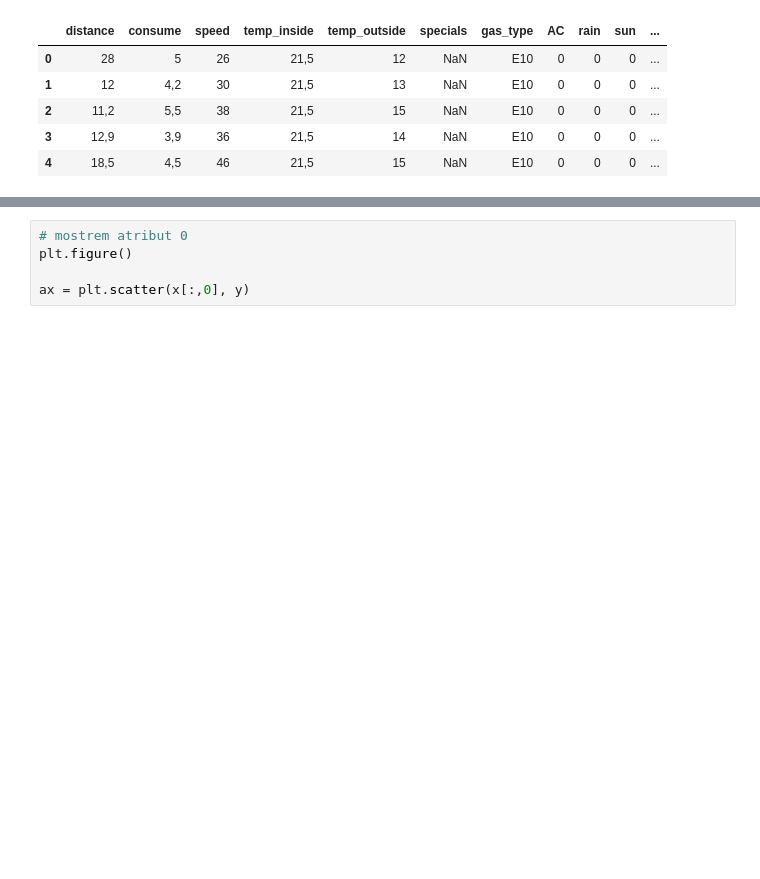
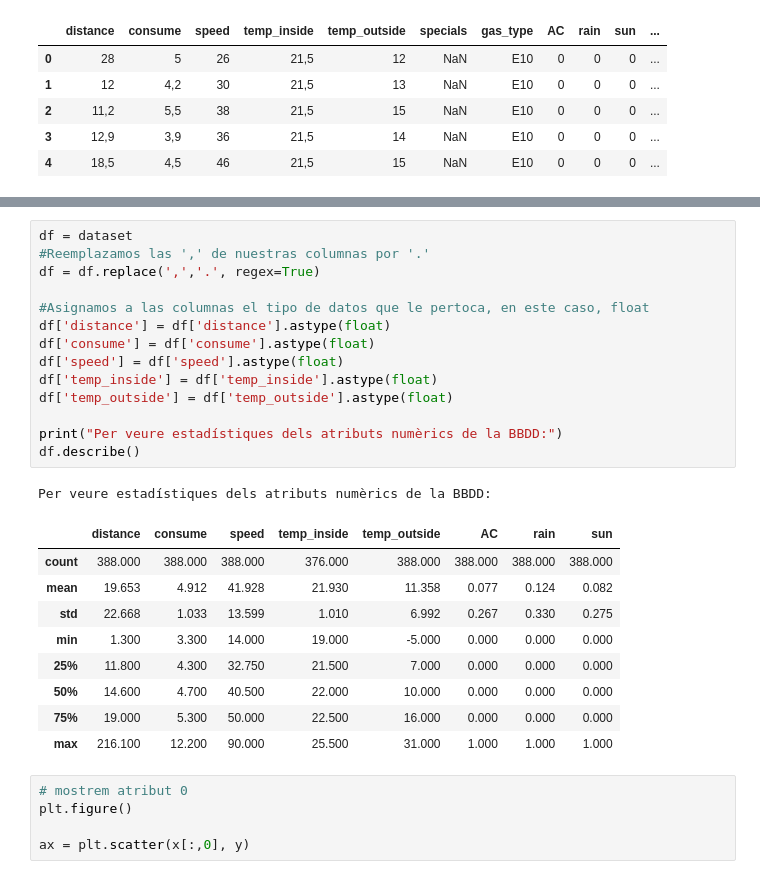
Before and after one commit to TheRospetit/ApC_Practica_1, a Jupyter notebook: Practica1-Regressio-GEI/Practica1-Regressio2022-GEI.ipynb, the cells around one changed output, grey strips where cells are left out. Cells and saved outputs as stored; diff of their text form; blank space fills up the shorter version.

```diff
--- a/Practica1-Regressio-GEI/Practica1-Regressio2022-GEI.ipynb
+++ b/Practica1-Regressio-GEI/Practica1-Regressio2022-GEI.ipynb
@@ -209,3 +199,28 @@ Per veure estadístiques dels atributs numèrics de la BBDD:
+# %%
+df = dataset
+#Reemplazamos las ',' de nuestras columnas por '.'
+df = df.replace(',','.', regex=True)
+
+#Asignamos a las columnas el tipo de datos que le pertoca, en este caso, float
+df['distance'] = df['distance'].astype(float)
+df['consume'] = df['consume'].astype(float)
+df['speed'] = df['speed'].astype(float)
+df['temp_inside'] = df['temp_inside'].astype(float)
+df['temp_outside'] = df['temp_outside'].astype(float)
+
+print("Per veure estadístiques dels atributs numèrics de la BBDD:")
+df.describe()
+# %% [output]
+Per veure estadístiques dels atributs numèrics de la BBDD:
+|  | distance | consume | speed | temp_inside | temp_outside | AC | rain | sun |
+| count | 388.000 | 388.000 | 388.000 | 376.000 | 388.000 | 388.000 | 388.000 | 388.000 |
+| mean | 19.653 | 4.912 | 41.928 | 21.930 | 11.358 | 0.077 | 0.124 | 0.082 |
+| std | 22.668 | 1.033 | 13.599 | 1.010 | 6.992 | 0.267 | 0.330 | 0.275 |
+| min | 1.300 | 3.300 | 14.000 | 19.000 | -5.000 | 0.000 | 0.000 | 0.000 |
+| 25% | 11.800 | 4.300 | 32.750 | 21.500 | 7.000 | 0.000 | 0.000 | 0.000 |
+| 50% | 14.600 | 4.700 | 40.500 | 22.000 | 10.000 | 0.000 | 0.000 | 0.000 |
+| 75% | 19.000 | 5.300 | 50.000 | 22.500 | 16.000 | 0.000 | 0.000 | 0.000 |
+| max | 216.100 | 12.200 | 90.000 | 25.500 | 31.000 | 1.000 | 1.000 | 1.000 |
 # %%
 # mostrem atribut 0
 plt.figure()
```
Also changed, not shown: parts of 4 cells of this notebook.
